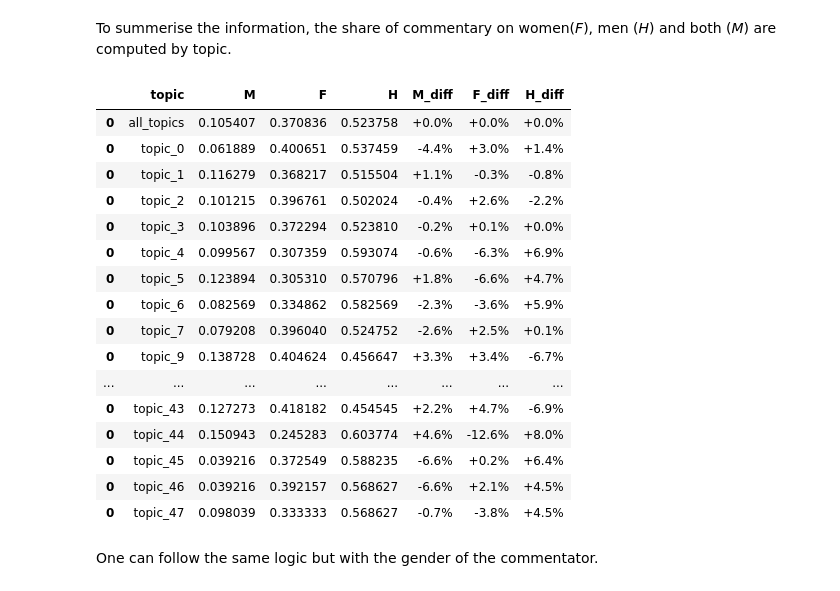
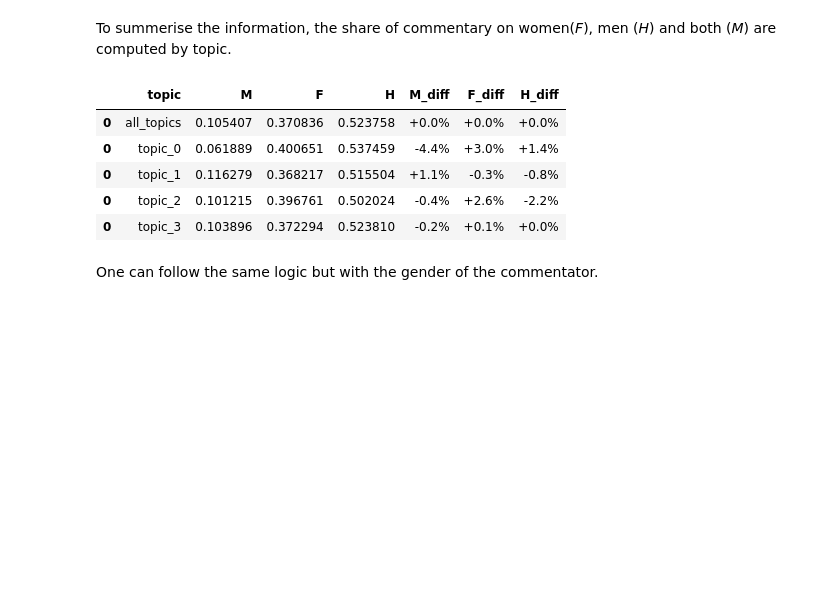
Before and after one commit to lucas-cumunel/PESSD-GBOGC, a Jupyter notebook: topic_modeling.ipynb, the cells around one changed output. Cells and saved outputs as stored; diff of their text form; code cells hidden in the pictures; blank space fills up the shorter version.

```diff
--- a/topic_modeling.ipynb
+++ b/topic_modeling.ipynb
@@ -266,45 +235,34 @@ for i in clf["topic"].unique() :
 }])
     adf = pd.concat([adf,tmp])
 
 # All topics
 tmp = clf["g_ath"].value_counts(normalize=True)
 tmp = pd.DataFrame([{
     "topic": "all_topics",
     "M": tmp.get("M", 0),
     "F": tmp.get("F", 0),
     "H": tmp.get("H", 0)
 }])
 adf = pd.concat([adf,tmp])
 
 for col in ["M", "F", "H"]:
     ref = tmp[col]
     adf[f"{col}_diff"] = adf[col] - ref
     adf[f"{col}_diff"] = adf[f"{col}_diff"].apply(
         lambda x: f"{x*100:+.1f}%" if pd.notna(x) else ""
     )
 
 adf.sort_values(
     by='topic',
     key=lambda s: s.str.extract(r'(\d+)')[0].astype(float).fillna(-1)
-)
+).head()
 # %% [output]
 |  | topic | M | F | H | M_diff | F_diff | H_diff |
 | 0 | all_topics | 0.105407 | 0.370836 | 0.523758 | +0.0% | +0.0% | +0.0% |
 | 0 | topic_0 | 0.061889 | 0.400651 | 0.537459 | -4.4% | +3.0% | +1.4% |
 | 0 | topic_1 | 0.116279 | 0.368217 | 0.515504 | +1.1% | -0.3% | -0.8% |
 | 0 | topic_2 | 0.101215 | 0.396761 | 0.502024 | -0.4% | +2.6% | -2.2% |
 | 0 | topic_3 | 0.103896 | 0.372294 | 0.523810 | -0.2% | +0.1% | +0.0% |
-| 0 | topic_4 | 0.099567 | 0.307359 | 0.593074 | -0.6% | -6.3% | +6.9% |
-| 0 | topic_5 | 0.123894 | 0.305310 | 0.570796 | +1.8% | -6.6% | +4.7% |
-| 0 | topic_6 | 0.082569 | 0.334862 | 0.582569 | -2.3% | -3.6% | +5.9% |
-| 0 | topic_7 | 0.079208 | 0.396040 | 0.524752 | -2.6% | +2.5% | +0.1% |
-| 0 | topic_9 | 0.138728 | 0.404624 | 0.456647 | +3.3% | +3.4% | -6.7% |
-| ... | ... | ... | ... | ... | ... | ... | ... |
-| 0 | topic_43 | 0.127273 | 0.418182 | 0.454545 | +2.2% | +4.7% | -6.9% |
-| 0 | topic_44 | 0.150943 | 0.245283 | 0.603774 | +4.6% | -12.6% | +8.0% |
-| 0 | topic_45 | 0.039216 | 0.372549 | 0.588235 | -6.6% | +0.2% | +6.4% |
-| 0 | topic_46 | 0.039216 | 0.392157 | 0.568627 | -6.6% | +2.1% | +4.5% |
-| 0 | topic_47 | 0.098039 | 0.333333 | 0.568627 | -0.7% | -3.8% | +4.5% |
 # %% [markdown]
 One can follow the same logic but with the gender of the commentator.
 # %%
```
Also changed, not shown: parts of 4 cells of this notebook.
